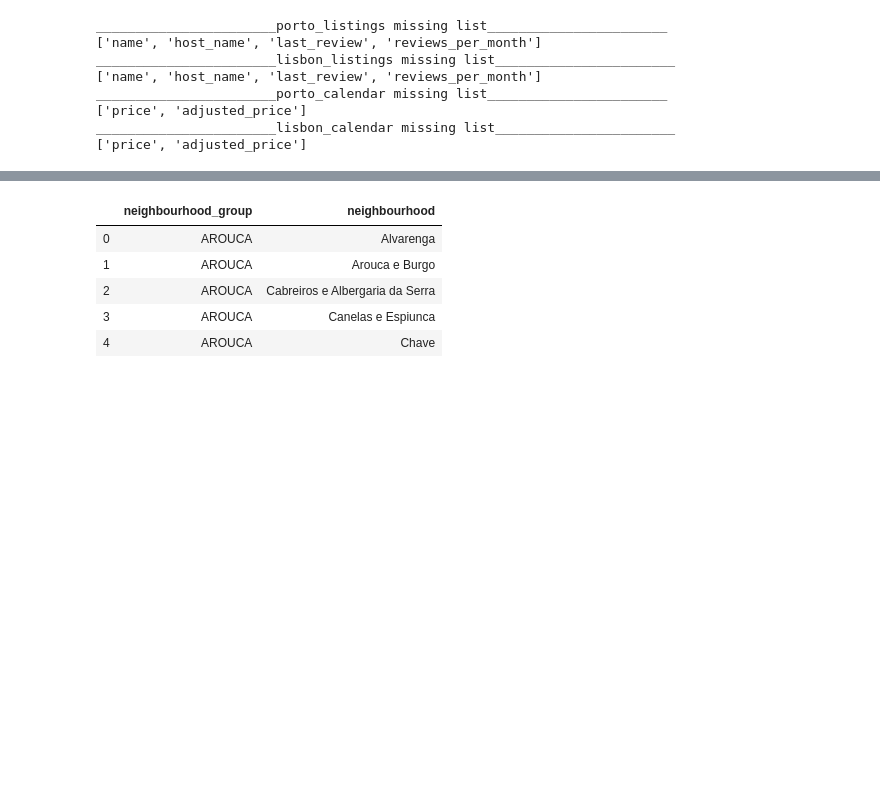
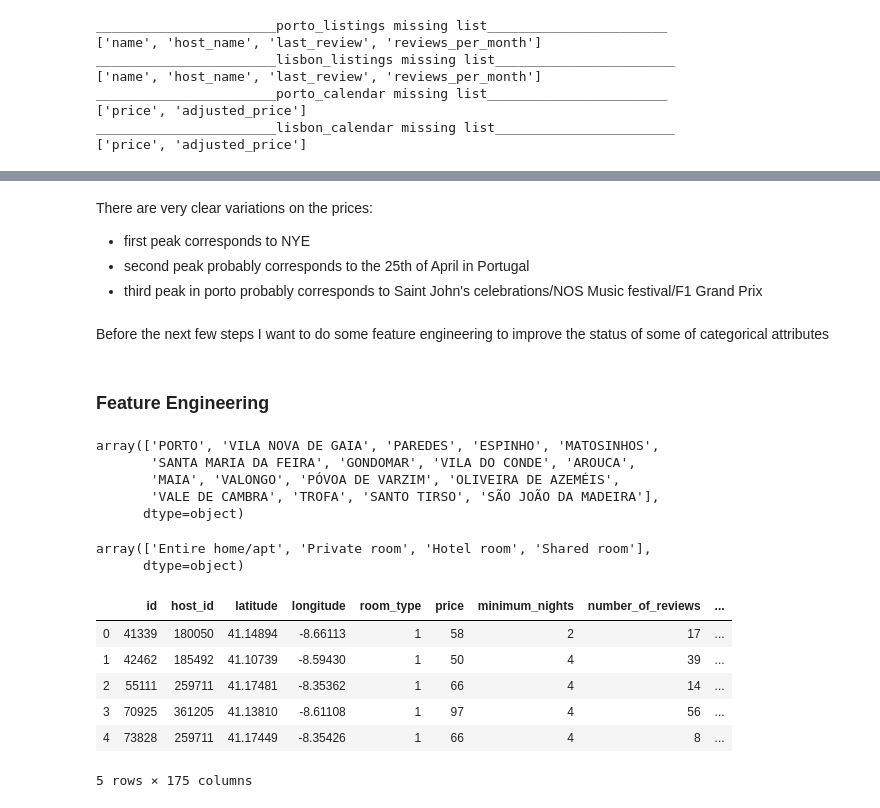
Before and after one commit to sousablde/Airbnb-A-tale-of-2-cities, a Jupyter notebook: Airbnb - a tale of 2 cities.ipynb, the cells around one changed output, grey strips where cells are left out. Cells and saved outputs as stored; diff of their text form; code cells hidden in the pictures; blank space fills up the shorter version.

```diff
--- a/Airbnb - a tale of 2 cities.ipynb
+++ b/Airbnb - a tale of 2 cities.ipynb
@@ -471,0 +430,5 @@ porto_listings.head(50)
+# %%
+porto_listings_m = missing_values_handler(porto_listings, 'listings')
+lisbon_listings_m = missing_values_handler(lisbon_listings, 'listings')
+porto_calendar_m = missing_values_handler(porto_calendar, 'calendar')
+lisbon_calendar_m = missing_values_handler(lisbon_calendar, 'calendar')
@@ -493,9 +468,60 @@ porto_neighbourhoods.shape
+# %% [markdown]
+There are very clear variations on the prices:
+* first peak corresponds to NYE
+* second peak probably corresponds to the 25th of April in Portugal
+* third peak in porto probably corresponds to Saint John's celebrations/NOS Music festival/F1 Grand Prix
+# %% [markdown]
+Before the next few steps I want to do some feature engineering to improve the status of some of categorical attributes
+# %% [markdown]
+### Feature Engineering
+# %%
+porto_listings_m.neighbourhood_group.unique()
+# %% [output]
+array(['PORTO', 'VILA NOVA DE GAIA', 'PAREDES', 'ESPINHO', 'MATOSINHOS',
+       'SANTA MARIA DA FEIRA', 'GONDOMAR', 'VILA DO CONDE', 'AROUCA',
+       'MAIA', 'VALONGO', 'PÓVOA DE VARZIM', 'OLIVEIRA DE AZEMÉIS',
+       'VALE DE CAMBRA', 'TROFA', 'SANTO TIRSO', 'SÃO JOÃO DA MADEIRA'],
+      dtype=object)
+# %%
+porto_listings_m.room_type.unique()
+# %% [output]
+array(['Entire home/apt', 'Private room', 'Hotel room', 'Shared room'],
+      dtype=object)
+# %%
+def enc_and_eng(df, df_type):
+    '''
+    Takes in a dataframe and the string corresponding to the df_type and does feature encoding
+    Args: a dataframe and the name of the dataframe
+    Returns: df with encoded features
+    '''
+    if df_type == 'listings':
+        #creating a list of the categorical features I want to get dummies for
+        cat_features = ['neighbourhood_group', 'neighbourhood']
+        #getting dummies
+        df = pd.get_dummies(df, columns = cat_features, prefix = cat_features, drop_first = True)
+
+        #creating a dictionary for the replacements in room types
+        room_types = {'Entire home/apt' : 1, 'Private room' : 2, 'Hotel room' : 3, 'Shared room' : 4}
+        df['room_type'] = df['room_type'].map(room_types)
+
+    if df_type == 'calendar':
+        #replacing the t and f in the available column with booleans
+        available_type = {'f' : 0, 't' : 1}
+        df['available'] = df['available'].map(available_type)
+
+    return df
+# %%
+porto_listings_c = enc_and_eng(porto_listings_m, 'listings')
+lisbon_listings_c = enc_and_eng(lisbon_listings_m, 'listings')
+porto_calendar_c = enc_and_eng(porto_calendar_m, 'calendar')
+lisbon_calendar_c = enc_and_eng(lisbon_calendar_m, 'calendar')
 # %%
-porto_neighbourhoods.head()
+porto_listings_c.head()
 # %% [output]
-|  | neighbourhood_group | neighbourhood |
-| 0 | AROUCA | Alvarenga |
-| 1 | AROUCA | Arouca e Burgo |
-| 2 | AROUCA | Cabreiros e Albergaria da Serra |
-| 3 | AROUCA | Canelas e Espiunca |
-| 4 | AROUCA | Chave |
+|  | id | host_id | latitude | longitude | room_type | price | minimum_nights | number_of_reviews | ... |
+| 0 | 41339 | 180050 | 41.14894 | -8.66113 | 1 | 58 | 2 | 17 | ... |
+| 1 | 42462 | 185492 | 41.10739 | -8.59430 | 1 | 50 | 4 | 39 | ... |
+| 2 | 55111 | 259711 | 41.17481 | -8.35362 | 1 | 66 | 4 | 14 | ... |
+| 3 | 70925 | 361205 | 41.13810 | -8.61108 | 1 | 97 | 4 | 56 | ... |
+| 4 | 73828 | 259711 | 41.17449 | -8.35426 | 1 | 66 | 4 | 8 | ... |
+5 rows × 175 columns
```
Also changed, not shown: parts of 23 cells of this notebook.
